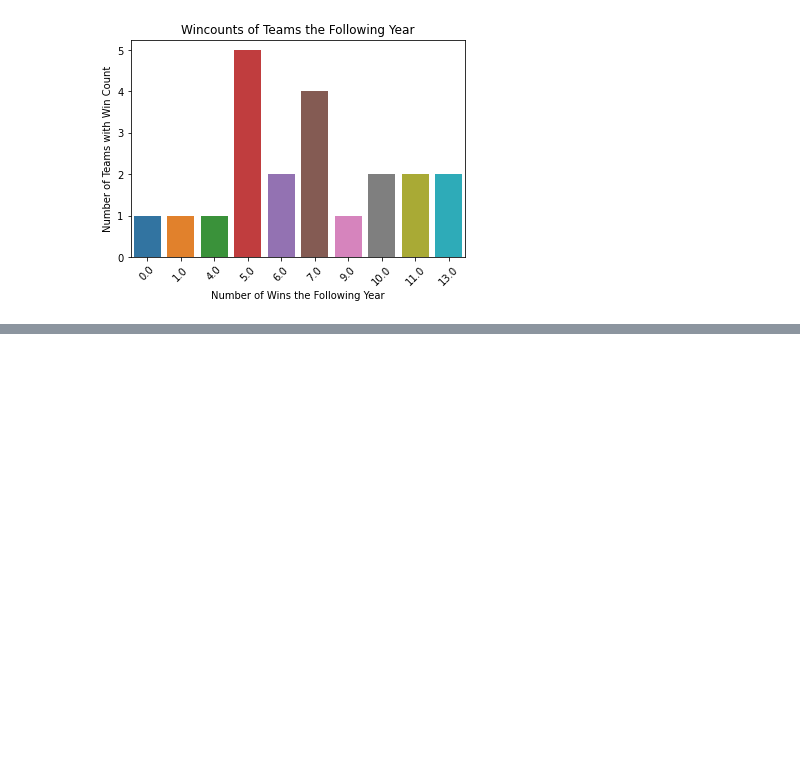
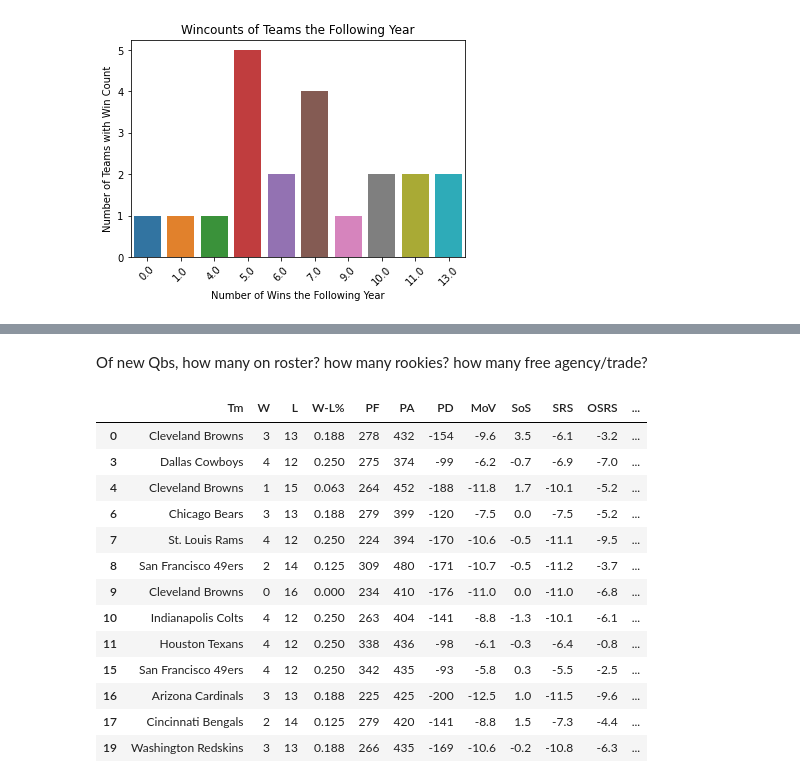
Before and after one commit to rksmith56/rksmith56.github.io, a Jupyter notebook: mainsource.ipynb, the cells around one changed output, grey strips where cells are left out. Saved outputs shown, nothing was run; the diff lists cells and outputs as text; code cells hidden in the pictures; blank space fills up the shorter version.

```diff
--- a/mainsource.ipynb
+++ b/mainsource.ipynb
@@ -303,0 +332,20 @@ Text(0.5, 0, 'Number of Wins the Following Year')
+# %% [markdown]
+Of new Qbs, how many on roster? how many rookies? how many free agency/trade?
+# %%
+newQbs = low_years_frame_ls[(low_years_frame_ls['CurrentQB']) != (low_years_frame_ls['NextYearQB'])]
+newQbs
+# %% [output]
+|  | Tm | W | L | W-L% | PF | PA | PD | MoV | SoS | SRS | OSRS | ... |
+| 0 | Cleveland Browns | 3 | 13 | 0.188 | 278 | 432 | -154 | -9.6 | 3.5 | -6.1 | -3.2 | ... |
+| 3 | Dallas Cowboys | 4 | 12 | 0.250 | 275 | 374 | -99 | -6.2 | -0.7 | -6.9 | -7.0 | ... |
+| 4 | Cleveland Browns | 1 | 15 | 0.063 | 264 | 452 | -188 | -11.8 | 1.7 | -10.1 | -5.2 | ... |
+| 6 | Chicago Bears | 3 | 13 | 0.188 | 279 | 399 | -120 | -7.5 | 0.0 | -7.5 | -5.2 | ... |
+| 7 | St. Louis Rams | 4 | 12 | 0.250 | 224 | 394 | -170 | -10.6 | -0.5 | -11.1 | -9.5 | ... |
+| 8 | San Francisco 49ers | 2 | 14 | 0.125 | 309 | 480 | -171 | -10.7 | -0.5 | -11.2 | -3.7 | ... |
+| 9 | Cleveland Browns | 0 | 16 | 0.000 | 234 | 410 | -176 | -11.0 | 0.0 | -11.0 | -6.8 | ... |
+| 10 | Indianapolis Colts | 4 | 12 | 0.250 | 263 | 404 | -141 | -8.8 | -1.3 | -10.1 | -6.1 | ... |
+| 11 | Houston Texans | 4 | 12 | 0.250 | 338 | 436 | -98 | -6.1 | -0.3 | -6.4 | -0.8 | ... |
+| 15 | San Francisco 49ers | 4 | 12 | 0.250 | 342 | 435 | -93 | -5.8 | 0.3 | -5.5 | -2.5 | ... |
+| 16 | Arizona Cardinals | 3 | 13 | 0.188 | 225 | 425 | -200 | -12.5 | 1.0 | -11.5 | -9.6 | ... |
+| 17 | Cincinnati Bengals | 2 | 14 | 0.125 | 279 | 420 | -141 | -8.8 | 1.5 | -7.3 | -4.4 | ... |
+| 19 | Washington Redskins | 3 | 13 | 0.188 | 266 | 435 | -169 | -10.6 | -0.2 | -10.8 | -6.3 | ... |
```
Also changed, not shown: parts of 6 cells of this notebook.
